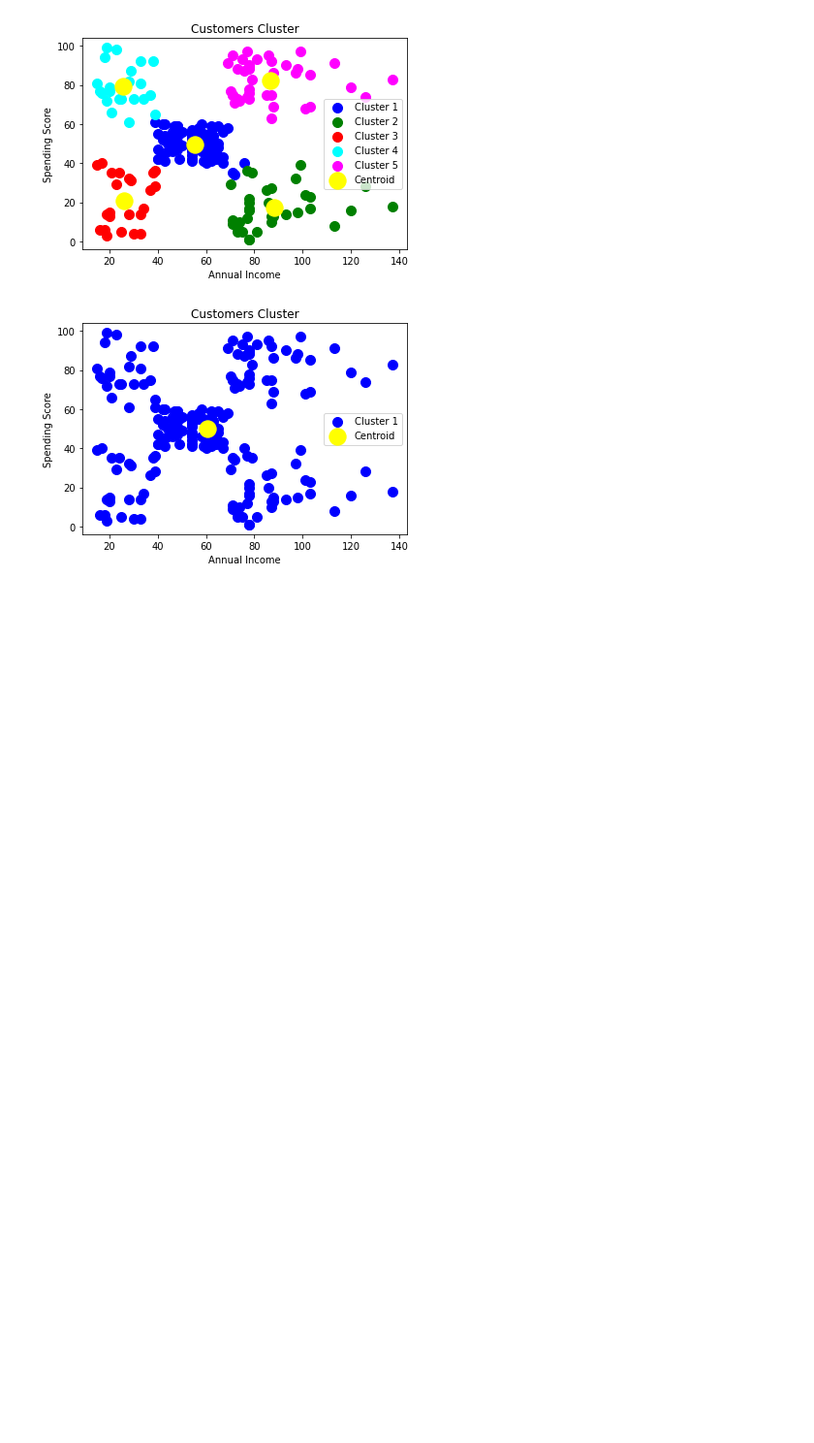
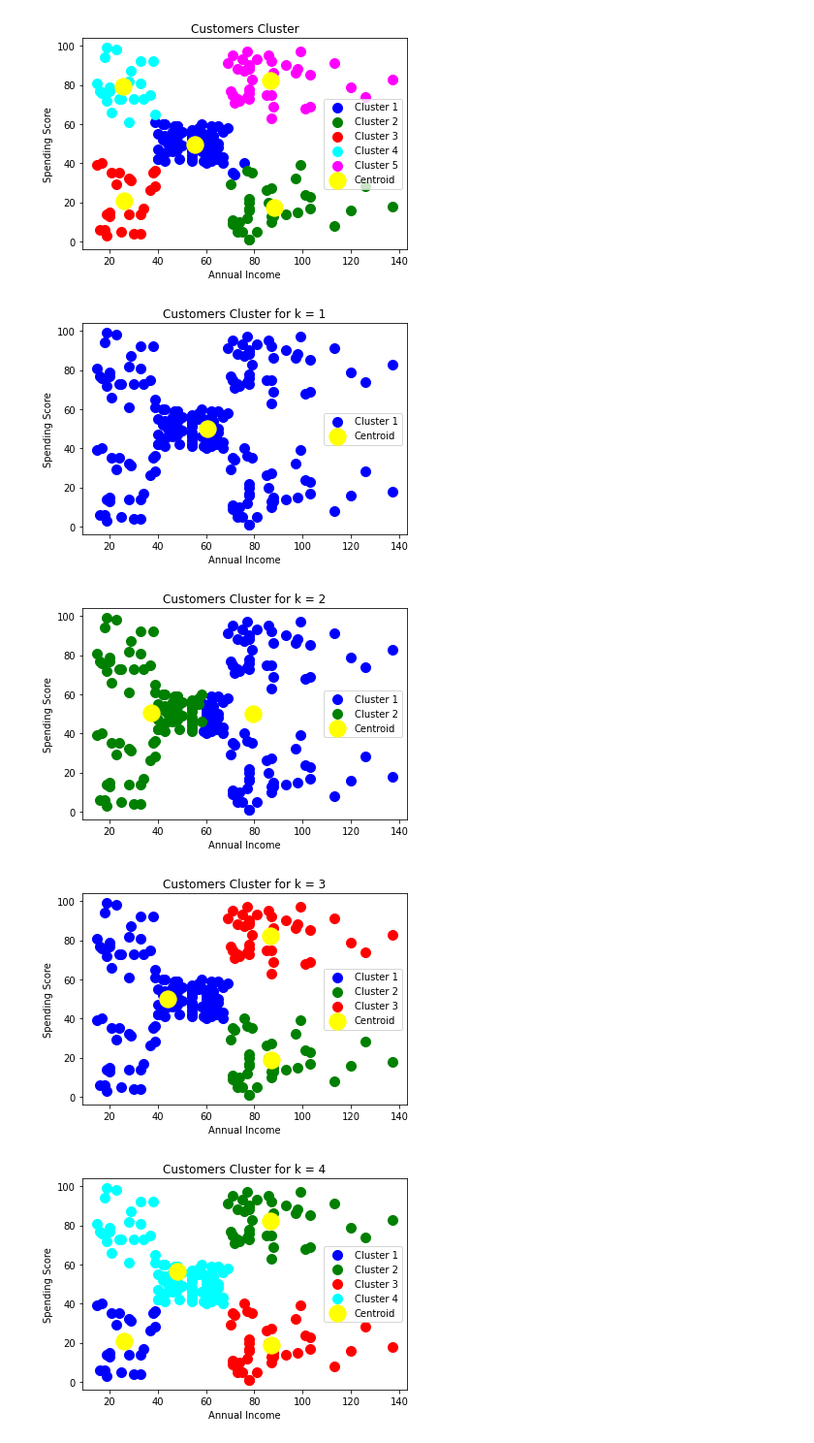
Before and after one commit to pranav567/AI-ML-Lab, a Jupyter notebook: experiment-5/clustering.ipynb, the cells around one changed output. Shown at 97% size. Saved outputs shown, nothing was run; the diff lists cells and outputs as text; code cells hidden in the pictures; blank space fills up the shorter version.

```diff
--- a/experiment-5/clustering.ipynb
+++ b/experiment-5/clustering.ipynb
@@ -102,22 +108,35 @@ plt.show()
 # %%
 # for other values of cluster(k)
 # %%
-k_means, y = clustering_kmeans(x, 1)
-plt.scatter(x[y == 0, 0], x[y == 0, 1], s = 100, c = 'blue', label = 'Cluster 1') #for first cluster
-# plt.scatter(x[y == 1, 0], x[y == 1, 1], s = 100, c = 'green', label = 'Cluster 2') #for second cluster
-# plt.scatter(x[y== 2, 0], x[y == 2, 1], s = 100, c = 'red', label = 'Cluster 3') #for third cluster
-# plt.scatter(x[y == 3, 0], x[y == 3, 1], s = 100, c = 'cyan', label = 'Cluster 4') #for fourth cluster
-# plt.scatter(x[y == 4, 0], x[y == 4, 1], s = 100, c = 'magenta', label = 'Cluster 5') #for fifth cluster
-# plt.scatter(x[y == 5, 0], x[y == 5, 1], s = 100, c = 'black', label = 'Cluster 6') #for sixth cluster
-# plt.scatter(x[y == 6, 0], x[y == 6, 1], s = 100, c = 'purple', label = 'Cluster 7') #for seventh cluster
-# plt.scatter(x[y == 7, 0], x[y == 7, 1], s = 100, c = 'orange', label = 'Cluster 8') #for eigth cluster
-# plt.scatter(x[y == 8, 0], x[y == 8, 1], s = 100, c = 'indigo', label = 'Cluster 9') #for ninth cluster
-# plt.scatter(x[y == 9, 0], x[y == 9, 1], s = 100, c = 'brown', label = 'Cluster 10') #for tenth cluster
-plt.scatter(k_means.cluster_centers_[:, 0], k_means.cluster_centers_[:, 1], s = 300, c = 'yellow', label = 'Centroid')
-plt.title('Customers Cluster')
-plt.xlabel('Annual Income')
-plt.ylabel('Spending Score')
-plt.legend()
-plt.show()
+for i in range(10) :
+    k_means, y = clustering_kmeans(x, i+1)
+    plt.scatter(x[y == 0, 0], x[y == 0, 1], s = 100, c = 'blue', label = 'Cluster 1') #for first cluster
+    if i>0:
+        plt.scatter(x[y == 1, 0], x[y == 1, 1], s = 100, c = 'green', label = 'Cluster 2') #for second cluster
+    if i>1:
+        plt.scatter(x[y== 2, 0], x[y == 2, 1], s = 100, c = 'red', label = 'Cluster 3') #for third cluster
+    if i>2:
+        plt.scatter(x[y == 3, 0], x[y == 3, 1], s = 100, c = 'cyan', label = 'Cluster 4') #for fourth cluster
+    if i>3:
+        plt.scatter(x[y == 4, 0], x[y == 4, 1], s = 100, c = 'magenta', label = 'Cluster 5') #for fifth cluster
+    if i>4:
+        plt.scatter(x[y == 5, 0], x[y == 5, 1], s = 100, c = 'black', label = 'Cluster 6') #for sixth cluster
+    if i>5:
+        plt.scatter(x[y == 6, 0], x[y == 6, 1], s = 100, c = 'purple', label = 'Cluster 7') #for seventh cluster
+    if i>6:
+        plt.scatter(x[y == 7, 0], x[y == 7, 1], s = 100, c = 'orange', label = 'Cluster 8') #for eigth cluster
+    if i>7:
+        plt.scatter(x[y == 8, 0], x[y == 8, 1], s = 100, c = 'indigo', label = 'Cluster 9') #for ninth cluster
+    if i>8:
+        plt.scatter(x[y == 9, 0], x[y == 9, 1], s = 100, c = 'brown', label = 'Cluster 10') #for tenth cluster
+    plt.scatter(k_means.cluster_centers_[:, 0], k_means.cluster_centers_[:, 1], s = 300, c = 'yellow', label = 'Centroid')
+    plt.title('Customers Cluster for k = ' + str(i+1))
+    plt.xlabel('Annual Income')
+    plt.ylabel('Spending Score')
+    plt.legend()
+    plt.show()
 # %% [output]
-[figure, old version]
+[figure, new version]
+[figure, added]
+[figure, added]
+[figure, added]
```
Also changed, not shown: parts of 11 cells of this notebook, 1 other file.
